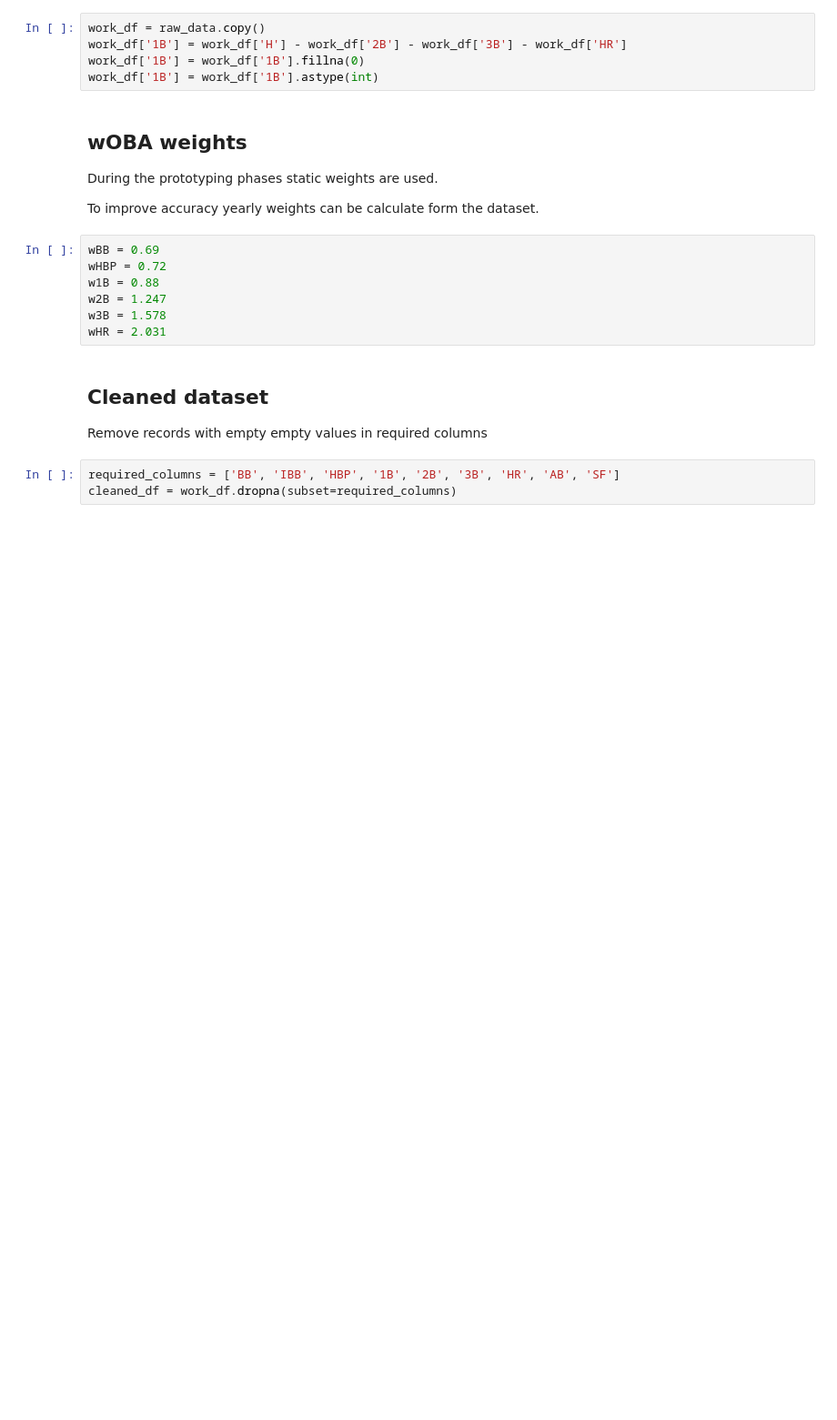
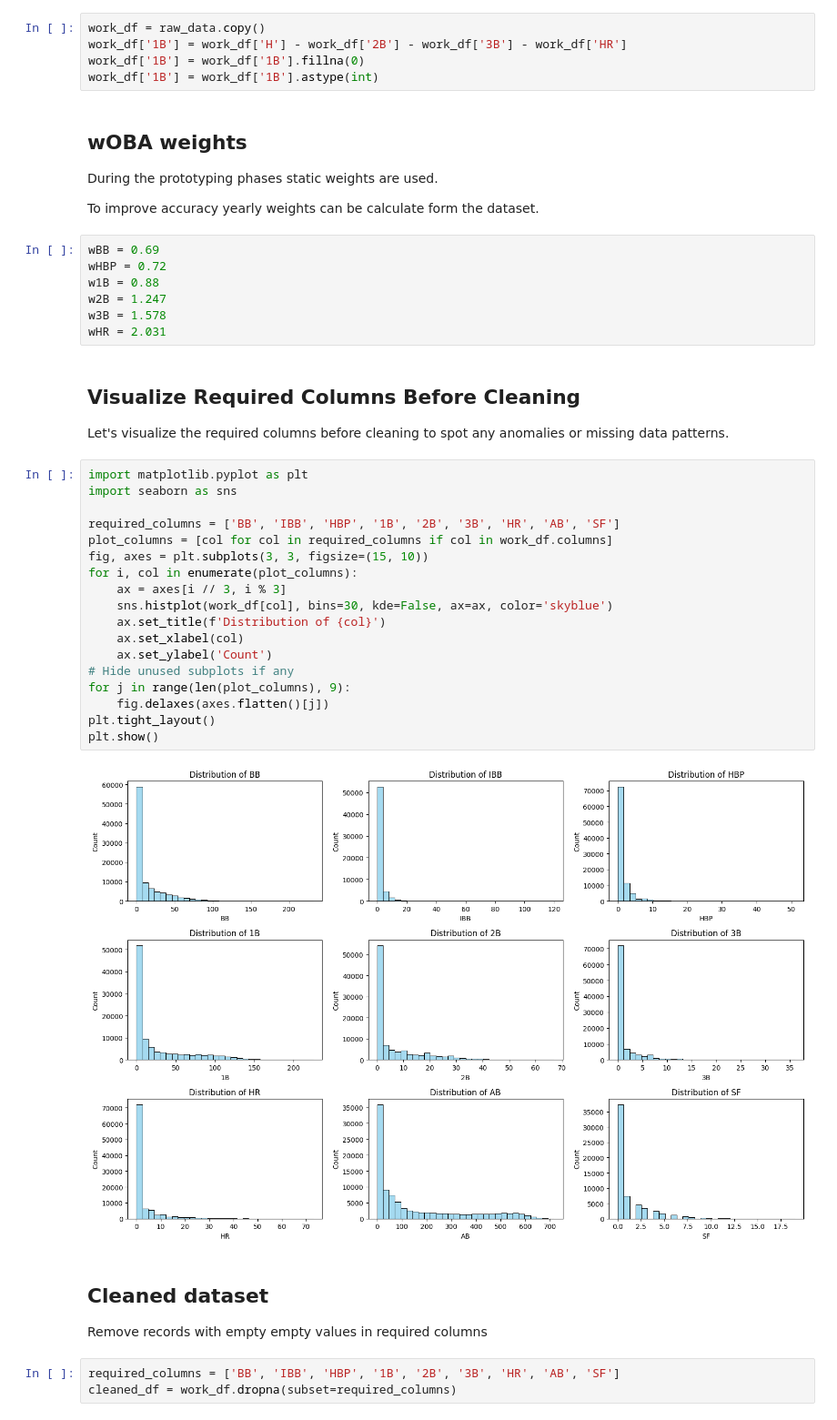
Before and after one commit to CreepySunny/HIT-Assistant, a Jupyter notebook: Batting.ipynb, the cells around one changed output. Shown at 91% size. Drawn from its saved outputs; the diff is of its cells as text; blank space fills up the shorter version.

```diff
--- a/Batting.ipynb
+++ b/Batting.ipynb
@@ -57,6 +57,30 @@ w1B = 0.88
 w2B = 1.247
 w3B = 1.578
 wHR = 2.031
+# %% [markdown]
+## Visualize Required Columns Before Cleaning
+
+Let's visualize the required columns before cleaning to spot any anomalies or missing data patterns.
+# %%
+import matplotlib.pyplot as plt
+import seaborn as sns
+
+required_columns = ['BB', 'IBB', 'HBP', '1B', '2B', '3B', 'HR', 'AB', 'SF']
+plot_columns = [col for col in required_columns if col in work_df.columns]
+fig, axes = plt.subplots(3, 3, figsize=(15, 10))
+for i, col in enumerate(plot_columns):
+    ax = axes[i // 3, i % 3]
+    sns.histplot(work_df[col], bins=30, kde=False, ax=ax, color='skyblue')
+    ax.set_title(f'Distribution of {col}')
+    ax.set_xlabel(col)
+    ax.set_ylabel('Count')
+# Hide unused subplots if any
+for j in range(len(plot_columns), 9):
+    fig.delaxes(axes.flatten()[j])
+plt.tight_layout()
+plt.show()
+# %% [output]
+[figure, added]
 # %% [markdown]
 ## Cleaned dataset
 
```
Also changed, not shown: parts of 3 cells of this notebook.
